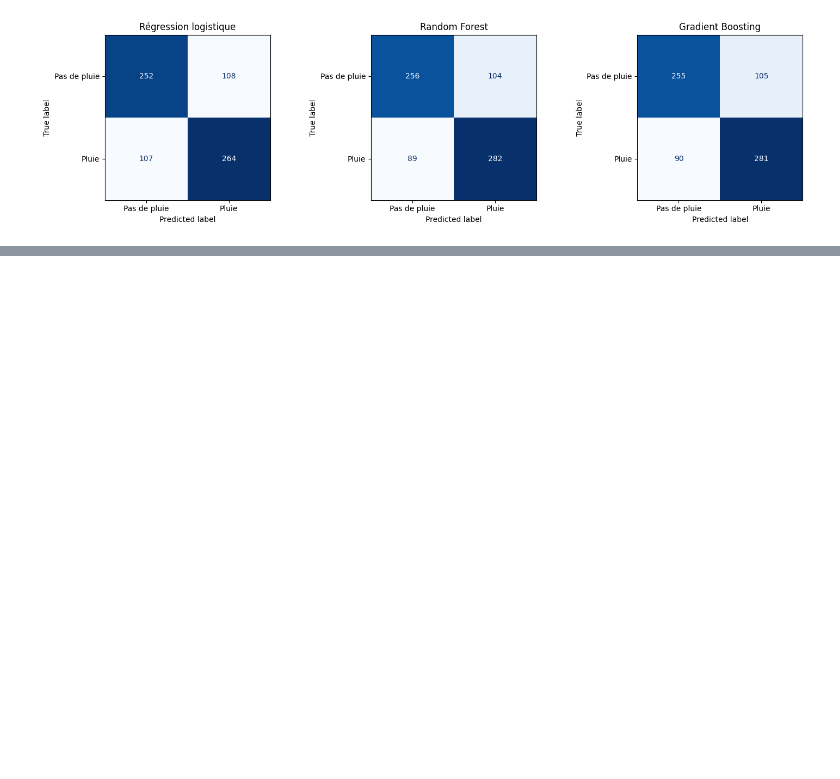
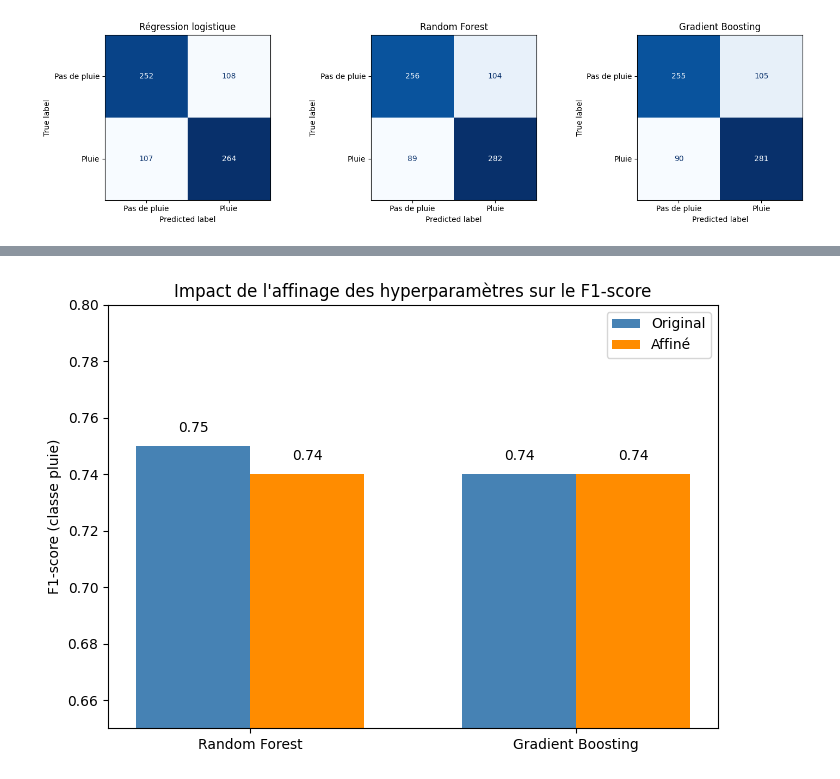
Before and after one commit to Dine803/cosit-stage-prediction-meteo, a Jupyter notebook: notebooks/modele_pluie.ipynb, the cells around one changed output, grey strips where cells are left out. Cells and saved outputs as stored; diff of their text form; code cells hidden in the pictures; blank space fills up the shorter version.

```diff
--- a/notebooks/modele_pluie.ipynb
+++ b/notebooks/modele_pluie.ipynb
@@ -366,0 +455,33 @@ plt.show()
+# %%
+comparaison_affinage = pd.DataFrame({
+    "modele": ["Random Forest", "Random Forest", "Gradient Boosting", "Gradient Boosting"],
+    "version": ["Original", "Affiné", "Original", "Affiné"],
+    "f1": [0.75, 0.74, 0.74, 0.74],  # F1 de la classe "pluie" (1)
+})
+
+fig, ax = plt.subplots(figsize=(7, 5))
+
+x = np.arange(2)  # 2 modèles
+largeur = 0.35
+
+f1_original = comparaison_affinage[comparaison_affinage["version"] == "Original"]["f1"].values
+f1_affine = comparaison_affinage[comparaison_affinage["version"] == "Affiné"]["f1"].values
+
+ax.bar(x - largeur/2, f1_original, largeur, label="Original", color="steelblue")
+ax.bar(x + largeur/2, f1_affine, largeur, label="Affiné", color="darkorange")
+
+ax.set_xticks(x)
+ax.set_xticklabels(["Random Forest", "Gradient Boosting"])
+ax.set_ylabel("F1-score (classe pluie)")
+ax.set_ylim(0.65, 0.80)
+ax.set_title("Impact de l'affinage des hyperparamètres sur le F1-score")
+ax.legend()
+
+for i, (orig, aff) in enumerate(zip(f1_original, f1_affine)):
+    ax.text(i - largeur/2, orig + 0.005, f"{orig:.2f}", ha="center")
+    ax.text(i + largeur/2, aff + 0.005, f"{aff:.2f}", ha="center")
+
+plt.tight_layout()
+plt.show()
+# %% [output]
+[figure, added]
```
Also changed, not shown: parts of 11 cells of this notebook.
